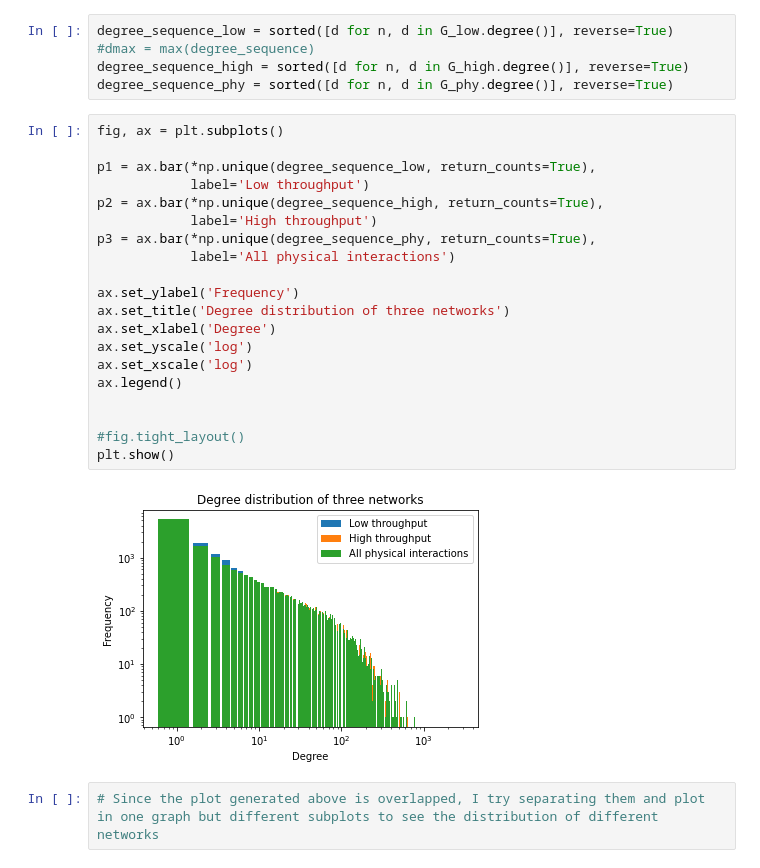
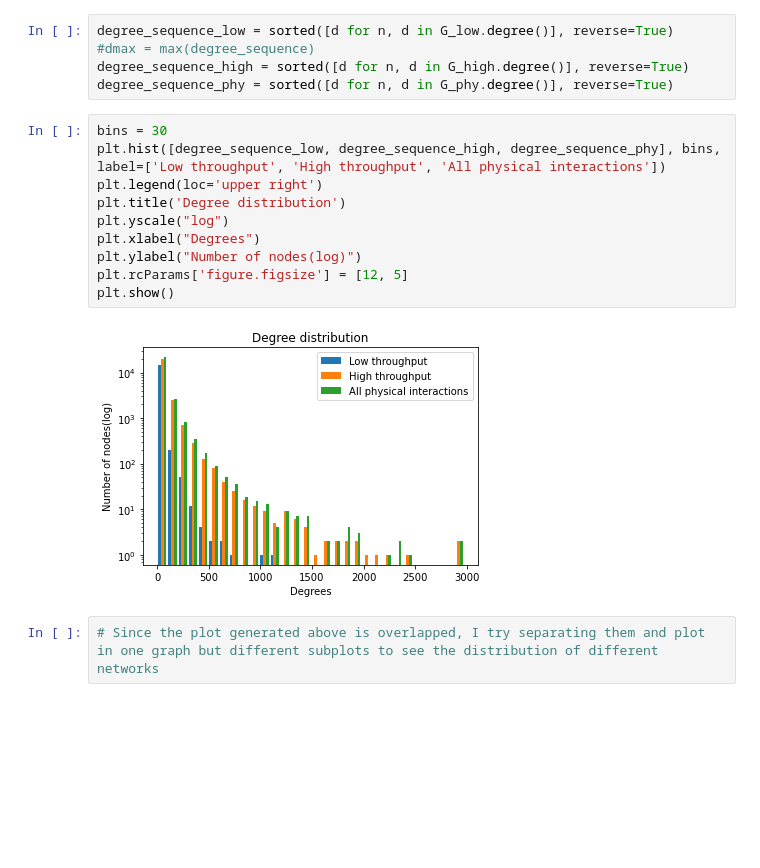
Before and after one commit to chillwei/PPI-network-analysis, a Jupyter notebook: HW1/HW1_Programming.ipynb, the cells around one changed output. Cells and saved outputs as stored; diff of their text form; blank space fills up the shorter version.

```diff
--- a/HW1/HW1_Programming.ipynb
+++ b/HW1/HW1_Programming.ipynb
@@ -236,28 +238,18 @@ degree_sequence_low = sorted([d for n, d in G_low.degree()], reverse=True)
 #dmax = max(degree_sequence)
 degree_sequence_high = sorted([d for n, d in G_high.degree()], reverse=True)
 degree_sequence_phy = sorted([d for n, d in G_phy.degree()], reverse=True)
-# %%
-fig, ax = plt.subplots()
-
-p1 = ax.bar(*np.unique(degree_sequence_low, return_counts=True),
-            label='Low throughput')
-p2 = ax.bar(*np.unique(degree_sequence_high, return_counts=True),
-            label='High throughput')
-p3 = ax.bar(*np.unique(degree_sequence_phy, return_counts=True),
-            label='All physical interactions')
-
-ax.set_ylabel('Frequency')
-ax.set_title('Degree distribution of three networks')
-ax.set_xlabel('Degree')
-ax.set_yscale('log')
-ax.set_xscale('log')
-ax.legend()
-
-
-#fig.tight_layout()
-plt.show()
-# %% [output]
-[figure, removed]
+# %%
+bins = 30
+plt.hist([degree_sequence_low, degree_sequence_high, degree_sequence_phy], bins, label=['Low throughput', 'High throughput', 'All physical interactions'])
+plt.legend(loc='upper right')
+plt.title('Degree distribution')
+plt.yscale("log")
+plt.xlabel("Degrees")
+plt.ylabel("Number of nodes(log)")
+plt.rcParams['figure.figsize'] = [12, 5]
+plt.show()
+# %% [output]
+[figure, added]
 # %%
 # Since the plot generated above is overlapped, I try separating them and plot in one graph but different subplots to see the distribution of different networks
 # %%
```
Also changed, not shown: parts of 32 cells of this notebook.
